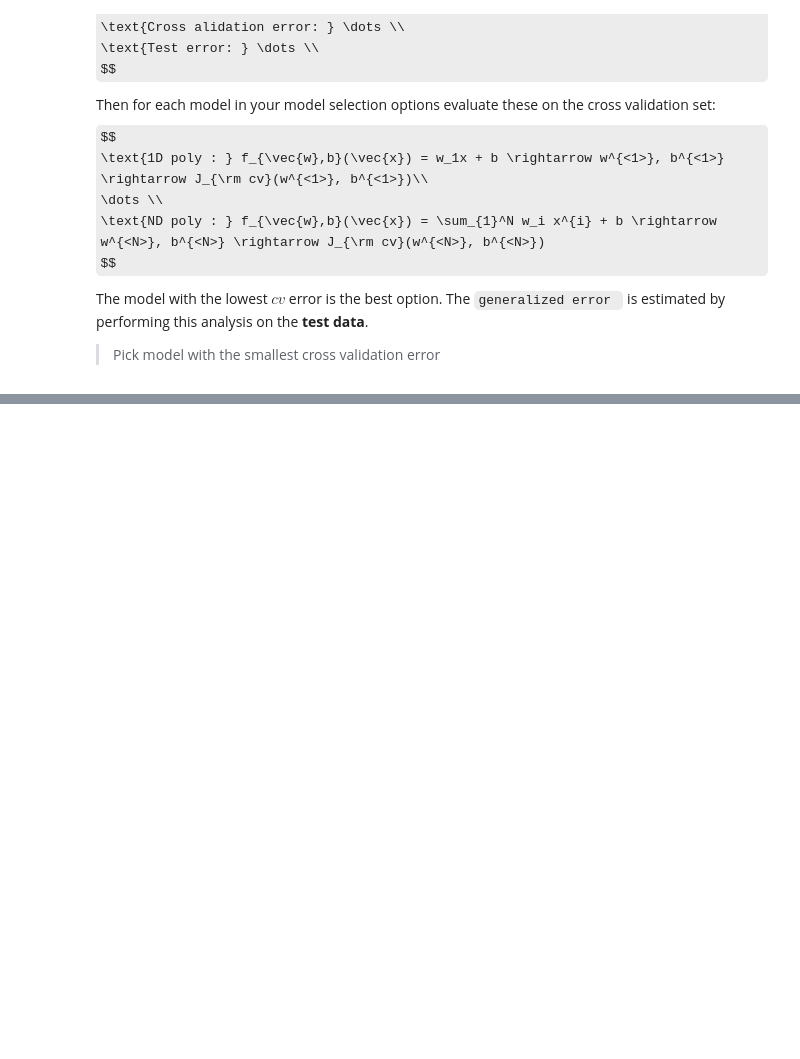
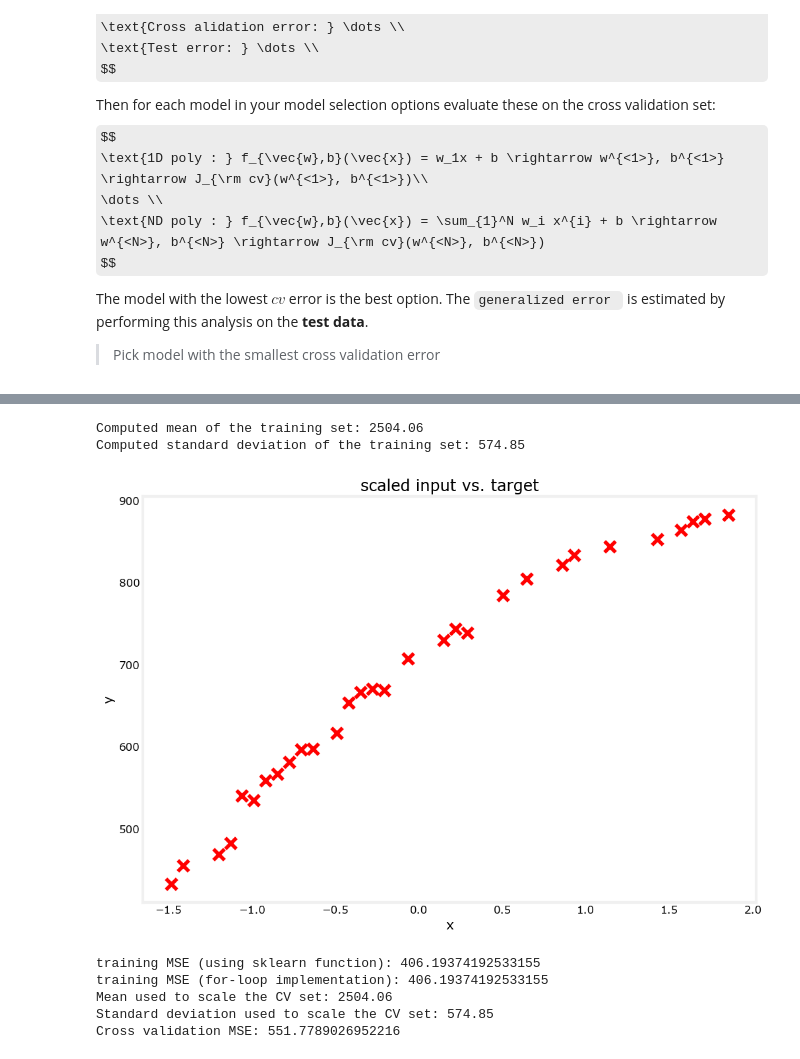
Before and after one commit to vsevolodnedora/DataScienceLearning, a Jupyter notebook: AndrewNg_course2/module3/module3.ipynb, the cells around one changed output, grey strips where cells are left out. Cells and saved outputs as stored; diff of their text form; code cells hidden in the pictures; some formulas as TeX source; blank space fills up the shorter version.

```diff
--- a/AndrewNg_course2/module3/module3.ipynb
+++ b/AndrewNg_course2/module3/module3.ipynb
@@ -98,0 +155,77 @@ To enable them in other operations, rebuild TensorFlow with the appropriate comp
+# %%
+## Fit a linear model
+### Feature scaling )faster convergence)
+#   > using StandardScaler` class from scikit-learn.
+#   > This computes the z-score of your inputs.
+#   > $$ z = \frac{x - \mu}{\sigma} $$
+
+# Initialize the class
+scaler_linear = StandardScaler()
+
+# Compute the mean and standard deviation of the training set then transform it
+X_train_scaled = scaler_linear.fit_transform(x_train)
+
+print(f"Computed mean of the training set: {scaler_linear.mean_.squeeze():.2f}")
+print(f"Computed standard deviation of the training set: {scaler_linear.scale_.squeeze():.2f}")
+
+# Plot the results
+utils.plot_dataset(x=X_train_scaled, y=y_train, title="scaled input vs. target")
+# %% [output]
+Computed mean of the training set: 2504.06
+Computed standard deviation of the training set: 574.85
+[figure, added]
+# %%
+### Train the model
+
+# Initialize the class
+linear_model = LinearRegression()
+
+# Train the model
+linear_model.fit( X_train_scaled, y_train )
+
+### Evaluate the Model
+# measure the error for the training and cross validation sets.
+# For the training error, recall the equation for calculating the mean squared error (MSE):
+# Scikit-learn also has a built-in [`mean_squared_error()`]
+# ! scikit-learn's implementation only divides by `m` and not `2*m`
+# ! Remember that the data is scaled!
+
+# Feed the scaled training set and get the predictions
+yhat = linear_model.predict(X_train_scaled)
+
+# Use scikit-learn's utility function and divide by 2
+print(f"training MSE (using sklearn function): {mean_squared_error(y_train, yhat) / 2}")
+
+# for-loop implementation
+total_squared_error = 0
+
+for i in range(len(yhat)):
+    squared_error_i  = (yhat[i] - y_train[i])**2
+    total_squared_error += squared_error_i
+
+mse = total_squared_error / (2*len(yhat))
+
+print(f"training MSE (for-loop implementation): {mse.squeeze()}")
+
+# compute the MSE for the cross validation set with basically the same equation:
+# Scale the cross validation set.
+# ! FOr z-score use the mean and standard deviation of the **training set**
+#   > when scaling the cross validation set
+
+# Scale the cross validation set using the mean and standard deviation of the training set
+X_cv_scaled = scaler_linear.transform(x_cv)
+
+print(f"Mean used to scale the CV set: {scaler_linear.mean_.squeeze():.2f}")
+print(f"Standard deviation used to scale the CV set: {scaler_linear.scale_.squeeze():.2f}")
+
+# Feed the scaled cross validation set
+yhat = linear_model.predict(X_cv_scaled)
+
+# Use scikit-learn's utility function and divide by 2
+print(f"Cross validation MSE: {mean_squared_error(y_cv, yhat) / 2}")
+# %% [output]
+training MSE (using sklearn function): 406.19374192533155
+training MSE (for-loop implementation): 406.19374192533155
+Mean used to scale the CV set: 2504.06
+Standard deviation used to scale the CV set: 574.85
+Cross validation MSE: 551.7789026952216
```
Also changed, not shown: parts of 9 cells of this notebook, 3 other files.
